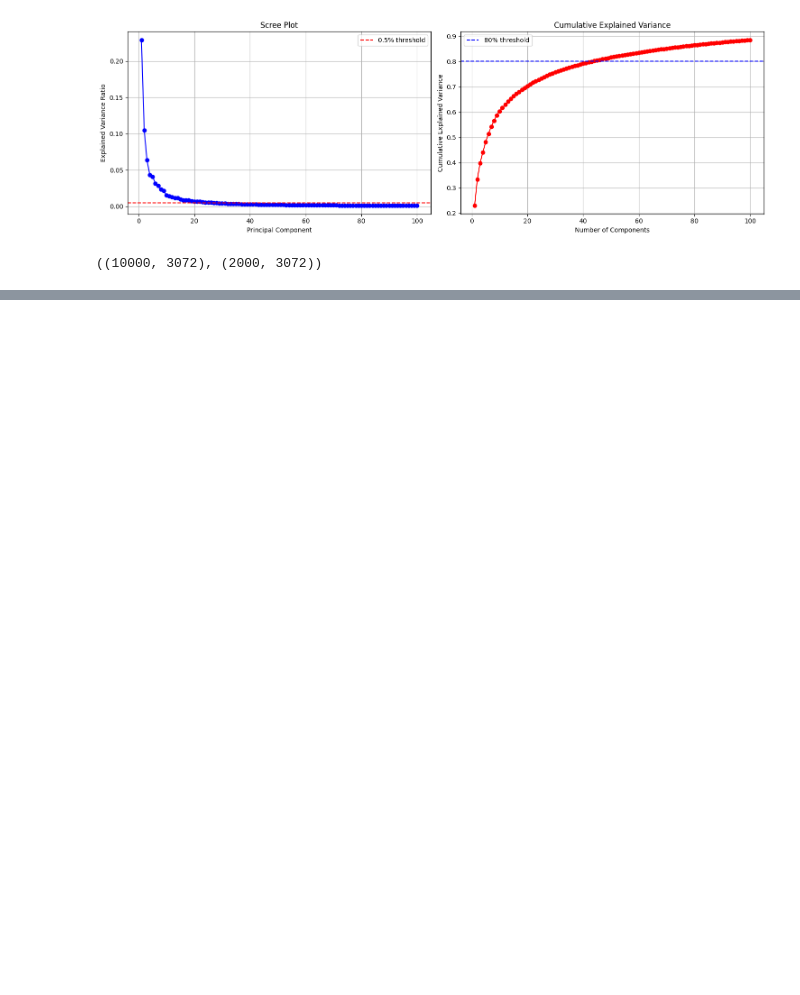
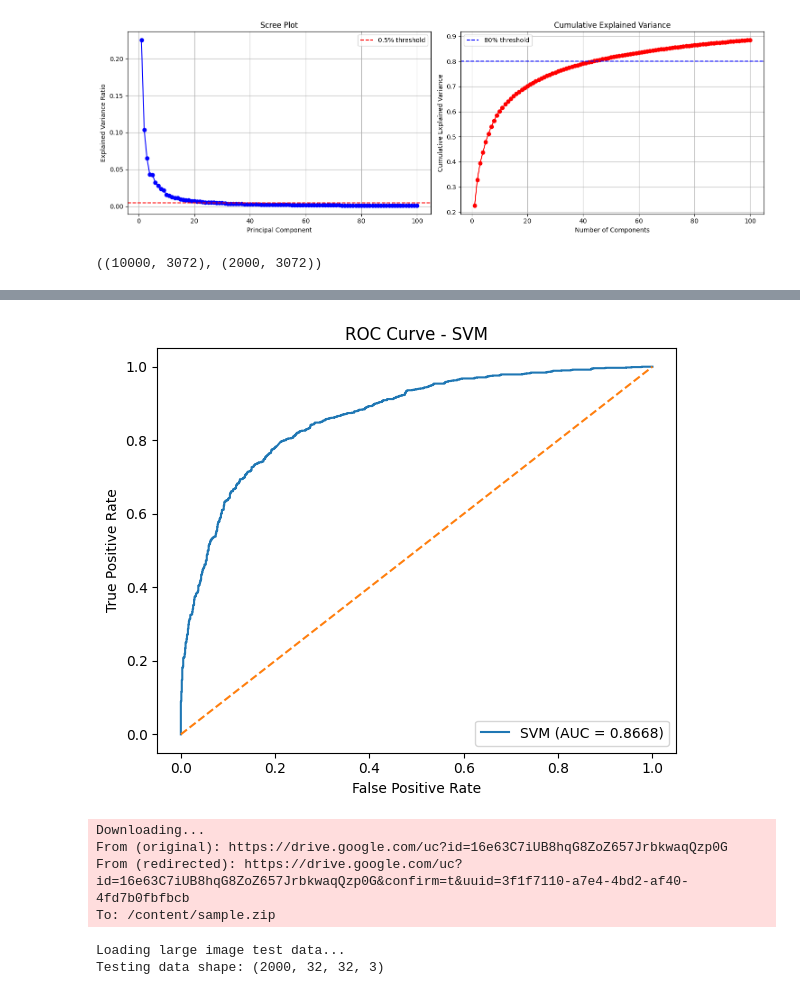
Before and after one commit to gclarence011/257-GroupProject-Repo, a Jupyter notebook: models/SVM.ipynb, the cells around one changed output, grey strips where cells are left out. Drawn from its saved outputs; the diff is of its cells as text; code cells hidden in the pictures; blank space fills up the shorter version.

```diff
--- a/models/SVM.ipynb
+++ b/models/SVM.ipynb
@@ -251,0 +256,51 @@ plt.show()
+# %%
+y_test_prob = grid_search.predict_proba(X_test_reduced)[:, 1]
+# %%
+fpr_svm, tpr_svm, _ = roc_curve(y_test_reduced, y_test_prob)
+roc_auc_svm = auc(fpr_svm, tpr_svm)
+
+plt.figure(figsize=(6, 5))
+plt.plot(fpr_svm, tpr_svm, label=f"SVM (AUC = {roc_auc_svm:.4f})")
+plt.plot([0, 1], [0, 1], linestyle="--")
+plt.xlabel("False Positive Rate")
+plt.ylabel("True Positive Rate")
+plt.title("ROC Curve - SVM")
+plt.legend(loc="lower right")
+plt.tight_layout()
+plt.show()
+# %% [output]
+[figure, added]
+# %%
+import gdown
+# Use the file ID from the shareable link
+file_id = "16e63C7iUB8hqG8ZoZ657JrbkwaqQzp0G"
+url = f"https://drive.google.com/uc?id={file_id}"
+output = "sample.zip"
+
+gdown.download(url, output, quiet=False)
+!unzip -q ./sample.zip -d largeImageTest
+# %% [output]
+Downloading...
+From (original): https://drive.google.com/uc?id=16e63C7iUB8hqG8ZoZ657JrbkwaqQzp0G
+From (redirected): https://drive.google.com/uc?id=16e63C7iUB8hqG8ZoZ657JrbkwaqQzp0G&confirm=t&uuid=3f1f7110-a7e4-4bd2-af40-4fd7b0fbfbcb
+To: /content/sample.zip
+# %%
+test_large_REAL = "largeImageTest/label_0"
+test_large_FAKE = "largeImageTest/label_1"
+
+print("Loading large image test data...")
+test_real_large_images, test_real_large_labels = load_images_from_folder(test_large_REAL, 1)
+test_fake_large_images, test_fake_large_labels = load_images_from_folder(test_large_FAKE, 0)
+
+X_large_test = np.concatenate((test_real_large_images, test_fake_large_images), axis=0)
+y_large_test = np.concatenate((test_real_large_labels, test_fake_large_labels), axis=0)
+
+train_indices = np.arange(X_large_test.shape[0])
+np.random.shuffle(train_indices)
+X_large_test = X_large_test[train_indices]
+y_large_test = y_large_test[train_indices]
+
+print(f"Testing data shape: {X_large_test.shape}")
+# %% [output]
+Loading large image test data...
+Testing data shape: (2000, 32, 32, 3)
```
Also changed, not shown: parts of 10 cells of this notebook, 2 other files.
